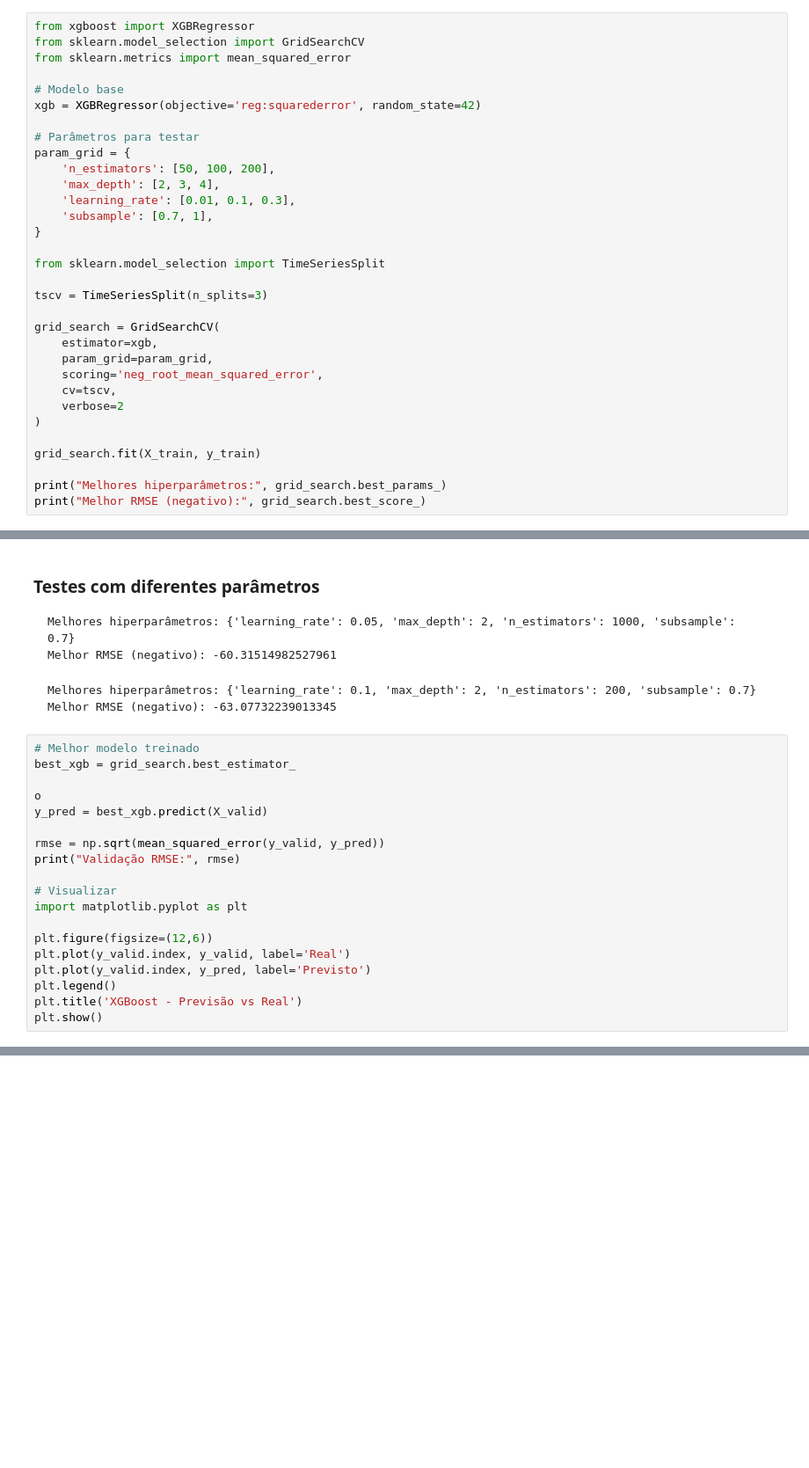
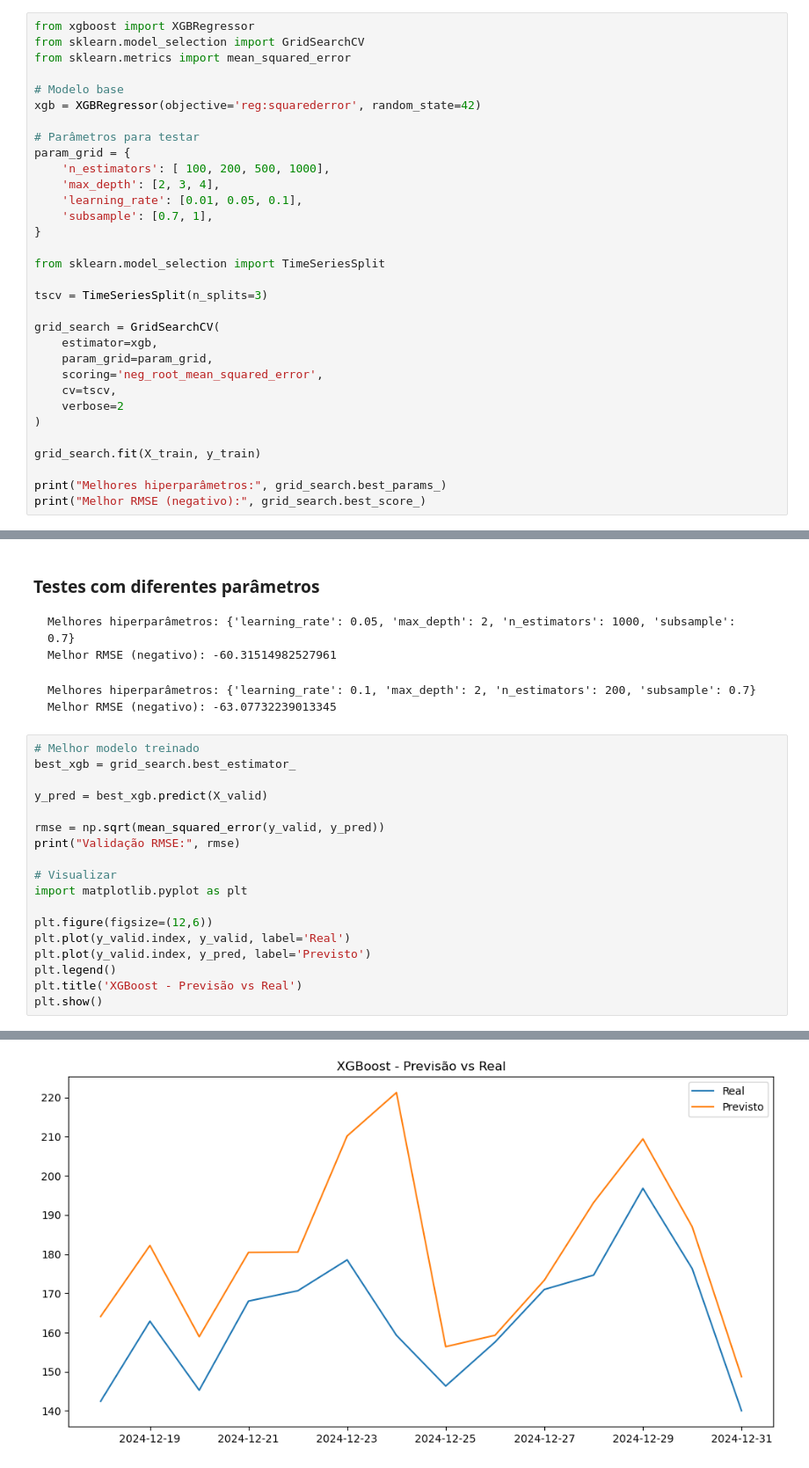
Before and after one commit to Mustasheep/investment-optimizer-tsf, a Jupyter notebook: notebooks/grid_search.ipynb, the cells around one changed output, grey strips where cells are left out. Shown: that part at 88% size. Cells and saved outputs as stored; diff of their text form; blank space fills up the shorter version.

```diff
--- a/notebooks/grid_search.ipynb
+++ b/notebooks/grid_search.ipynb
@@ -133,9 +173,9 @@ xgb = XGBRegressor(objective='reg:squarederror', random_state=42)
 
 # Parâmetros para testar
 param_grid = {
-    'n_estimators': [50, 100, 200],
+    'n_estimators': [ 100, 200, 500, 1000],
     'max_depth': [2, 3, 4],
-    'learning_rate': [0.01, 0.1, 0.3],
+    'learning_rate': [0.01, 0.05, 0.1],
     'subsample': [0.7, 1],
 }
 
@@ -171,7 +229,6 @@ Melhor RMSE (negativo): -63.07732239013345
 # Melhor modelo treinado
 best_xgb = grid_search.best_estimator_
 
-o
 y_pred = best_xgb.predict(X_valid)
 
 rmse = np.sqrt(mean_squared_error(y_valid, y_pred))
@@ -186,3 +243,4 @@ plt.plot(y_valid.index, y_pred, label='Previsto')
 plt.legend()
 plt.title('XGBoost - Previsão vs Real')
 plt.show()
+# %% [output]
@@ -188,0 +248 @@ plt.show()
+[figure, added]
```
Also changed, not shown: parts of 7 cells of this notebook.
